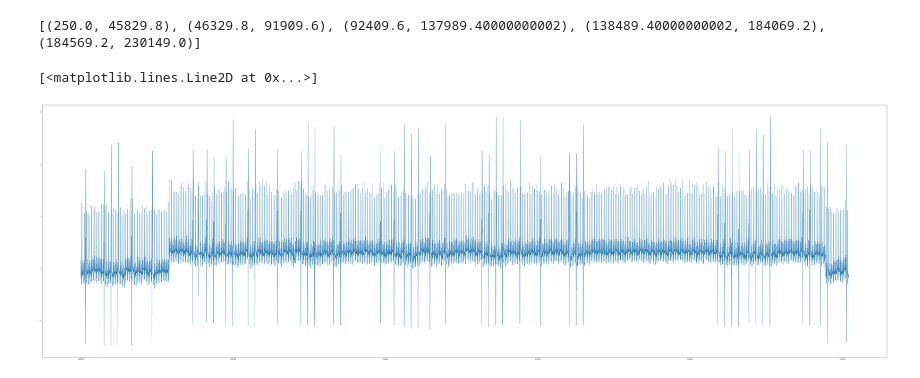
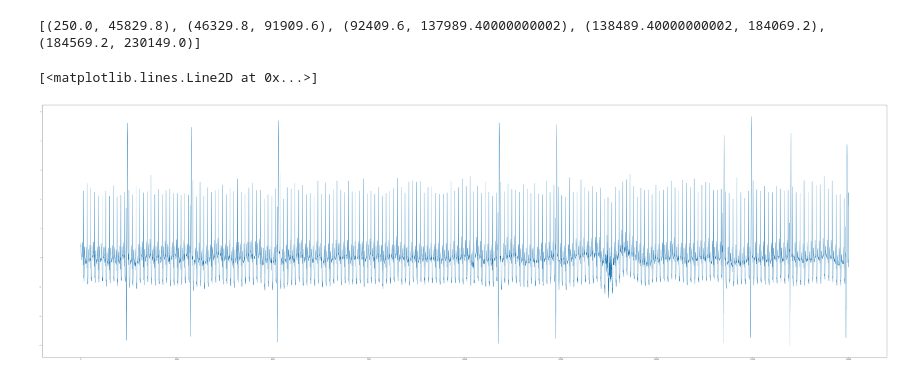
Before and after one commit to akankshanehete/CANMark, a Jupyter notebook: driftgen/interval_demo.ipynb, the cells around one changed output. Cells and saved outputs as stored; diff of their text form; code cells hidden in the pictures.

```diff
--- a/driftgen/interval_demo.ipynb
+++ b/driftgen/interval_demo.ipynb
@@ -8,19 +8,20 @@ from drift import Drift
 from intervals import createDriftIntervals
 
 ECG = pd.read_csv('/Users/akanksha/Desktop/DriftGen/driftgen/MBA_ECG805_data.out')
+max_length = 20000
 # %% [output]
 [(250.0, 45829.8), (46329.8, 91909.6), (92409.6, 137989.40000000002), (138489.40000000002, 184069.2), (184569.2, 230149.0)]
 # %%
 # injecting one concept drift to test function
-drift_addition_1 = createDriftIntervals(ECG)
+drift_addition_1 = createDriftIntervals(ECG.iloc[0:max_length, :])
 
-drift_addition_1.inject_drift(185819,228899,'mean', -30)
+#drift_addition_1.inject_drift(185819,228899,'mean', 10, transition_period=0)
 
 
 plt.figure(figsize=(100,30))
-plt.plot(drift_addition_1.dataset.iloc[180000:, 0])
+plt.plot(drift_addition_1.dataset.iloc[:,0])
 # %% [output]
 [<matplotlib.lines.Line2D at 0x...>]
-[figure, old version]
+[figure, new version]
 # %%
 # creating 3 drift modules, one for each interval
```
Also changed, not shown: parts of 1 cell of this notebook.
